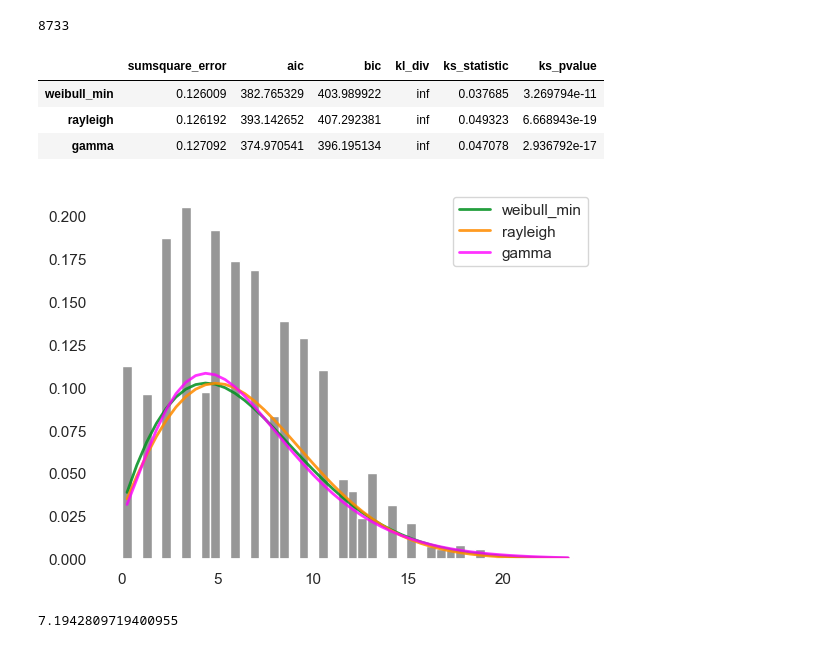
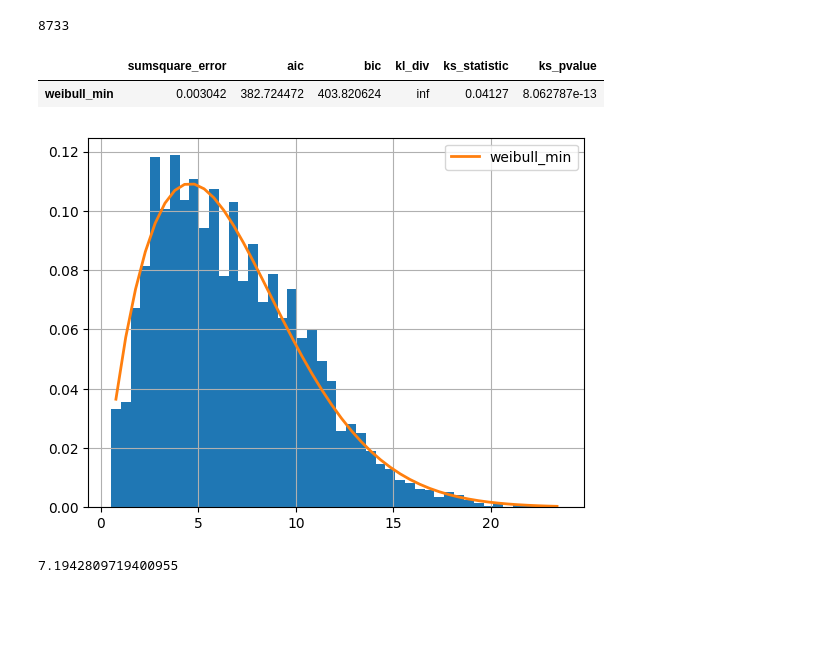
Before and after one commit to lukasschirren/Coursework, a Jupyter notebook: wind_analysis.ipynb, the cells around one changed output. Cells and saved outputs as stored; diff of their text form; code cells hidden in the pictures; blank space fills up the shorter version.

```diff
--- a/wind_analysis.ipynb
+++ b/wind_analysis.ipynb
@@ -84,7 +84,7 @@ wind_data
 #wind_np = wind_data['Wind - Mean Speed (knots)'].to_numpy()
 
 # drop zeros
-df = wind_data # .drop(wind_data[wind_data['Wind - Mean Speed (knots)'] == 0].index)
+df = wind_data.drop(wind_data[wind_data['Wind - Mean Speed (knots)'] == 0].index)
 
 wind_np = df['Wind - Mean Speed (knots)'].to_numpy()
 
@@ -172,15 +172,13 @@ np.size(wind_np)
 # %% [output]
 8733
 # %%
-f = Fitter(wind_np, distributions=['gamma','rayleigh','weibull_min'],bins=46) #
+f = Fitter(wind_np, distributions=['weibull_min'],bins=46) #
 f.fit()
 f.summary()
 # %% [output]
 |  | sumsquare_error | aic | bic | kl_div | ks_statistic | ks_pvalue |
-| weibull_min | 0.126009 | 382.765329 | 403.989922 | inf | 0.037685 | 3.269794e-11 |
-| rayleigh | 0.126192 | 393.142652 | 407.292381 | inf | 0.049323 | 6.668943e-19 |
-| gamma | 0.127092 | 374.970541 | 396.195134 | inf | 0.047078 | 2.936792e-17 |
+| weibull_min | 0.003042 | 382.724472 | 403.820624 | inf | 0.04127 | 8.062787e-13 |
-[figure, old version]
+[figure, new version]
 # %%
 f.fitted_param['weibull_min'][2]
 # %% [output]
```
Also changed, not shown: parts of 2 cells of this notebook, 3 other files.
